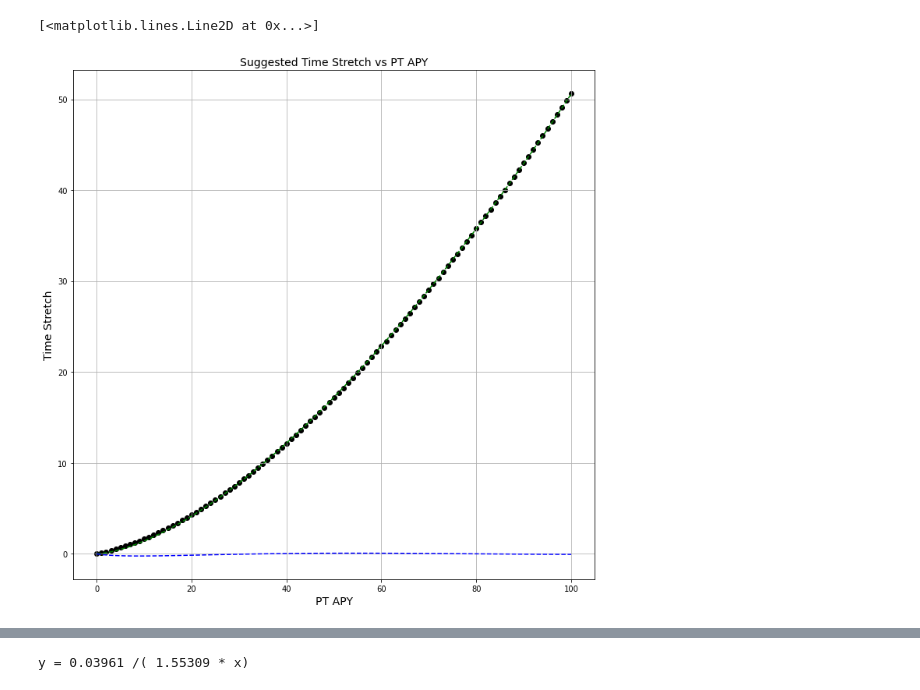
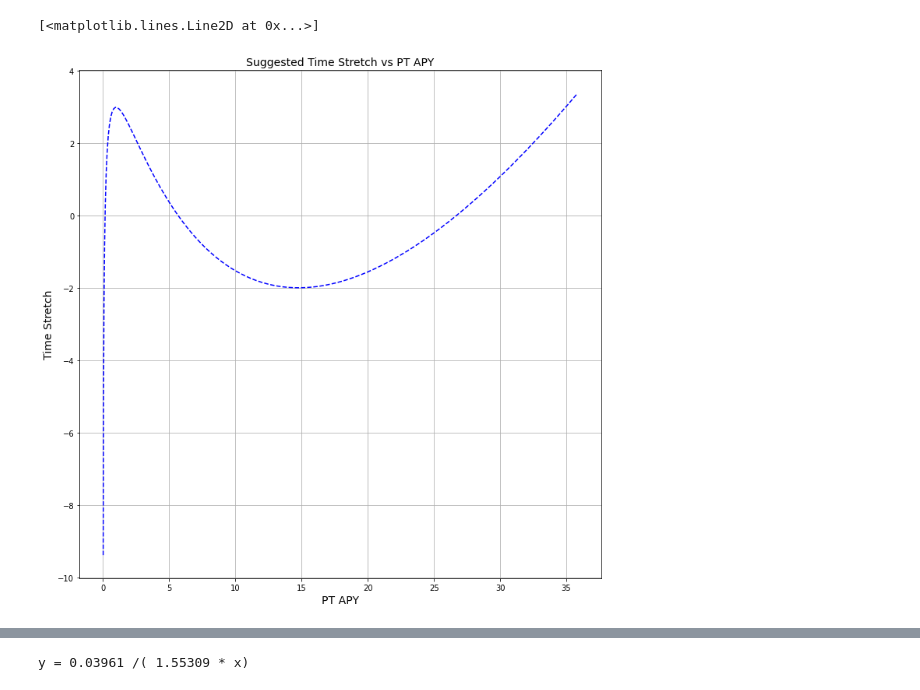
Before and after one commit to delvtech/agent0, a Jupyter notebook: examples/notebooks/get_max_short.ipynb, the cells around one changed output, grey strips where cells are left out. Cells and saved outputs as stored; diff of their text form; code cells hidden in the pictures.

Commit message:
Updated the get_max_short notebook by inverting the axes and using a Chebyshev regression

```diff
--- a/examples/notebooks/get_max_short.ipynb
+++ b/examples/notebooks/get_max_short.ipynb
@@ -42,7 +50,7 @@ def calc_max_loss_from_apr(share_reserves, bond_percentage, apr, share_price, in
 c = 1           # share price
 mu = 1          # init share price
 z = 10**6       # share reserves -- this is arbitrary for this analysis
-apr = 0.2       # apr
+apr = 0.02       # apr
 t = 0.5         # time remaining
 y_percent = 0.1 # percent of bond reserves to be shorted
 
@@ -65,9 +58,0 @@ for y_percent in [0.01 * x for x in range(0, 101)]:
-# %%
-def objective(xp,a,b):
-    return a * xp ** b
-
-# curve fit
-popt, _ = curve_fit(objective, x, y)
-# summarize the parameter values
-a, b = popt
-print('y = %.5f /( %.5f * x)' % (a, b))
@@ -75,0 +59,21 @@ y = 0.03961 /( 1.55309 * x)
+# %%
+# FIXME: This will ultimately be where the sweep code lives.
+# FIXME: We should be able to start at zero. We may need to add a constant term
+#        to the log.
+
+# Capture an array of max losses (the x component) and the bond ratios (the y component)
+# that require the max losses.
+x = []
+y = range(1, 101) # FIXME: Add back in 0
+for y_ in y:
+    max_loss = calc_max_loss_from_apr(z, 0.01 * y_, apr, c, mu, t)
+    max_loss_percent = (max_loss / z) * 100
+    x.append(max_loss_percent)
+    if verbose:
+      print(
+          f"bond percent = {y_}"
+          f"\n\tmax loss = {max_loss}"
+          f"\n\tmax loss percent = {max_loss_percent}"
+      )
+x = np.array(x)
+y = np.array(y)
@@ -75,0 +91,3 @@ y = 0.03961 /( 1.55309 * x)
+# %%
+# Approximate the data with a Chebyshev polynomial
+c = np.polynomial.Chebyshev.fit(x, y, deg=7)
@@ -76,21 +109,13 @@ y = 0.03961 /( 1.55309 * x)
 # %%
-
-
 plt.subplots(figsize=(12,12))
-#plt.yticks(np.arange(0,41, 1))
-#plt.xticks(np.arange(0,51, 1))
-#plt.errorbar(apys, mean_tss, yerr=err_tss, fmt='o', color='black',
-#             ecolor='red', elinewidth=3, capsize=0);
-plt.scatter(x,y,color='black')
 plt.grid(True)
 plt.title('Suggested Time Stretch vs PT APY', fontsize=14)
 plt.xlabel('PT APY', fontsize=14)
 plt.ylabel('Time Stretch', fontsize=14)
 
 x_plot = np.array(x)
-y_plot = objective(x, a, b)
-plt.plot(x_plot, y_plot, '--', color="green")
+y_plot = objective(x_plot, a, b, c, d)
 plt.plot(x_plot, y_plot - y, '--', color="blue")
 # %% [output]
 [<matplotlib.lines.Line2D at 0x...>]
-[figure, old version]
+[figure, new version]
```
Also changed, not shown: parts of 7 cells of this notebook.
